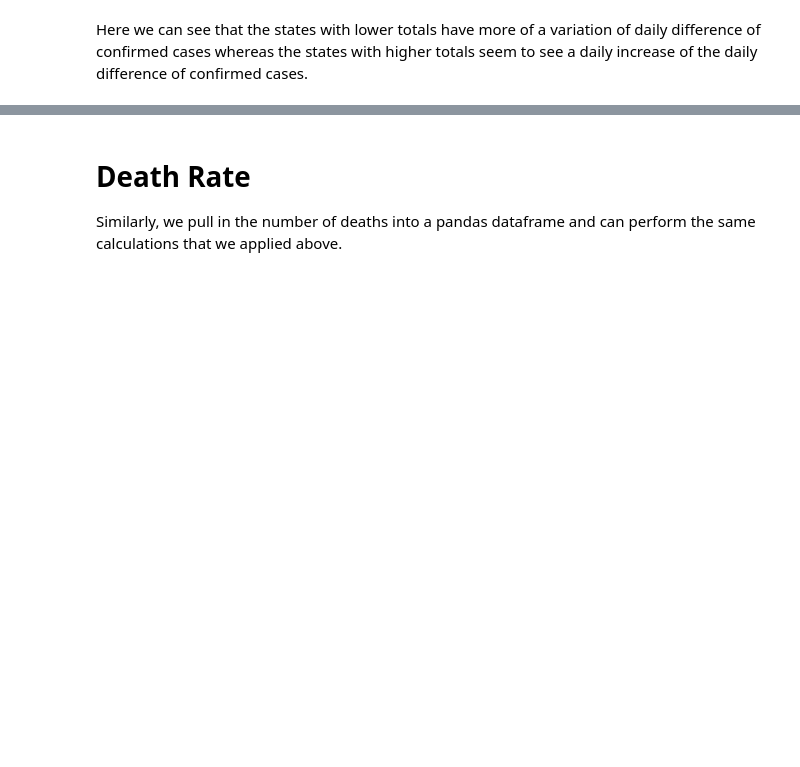
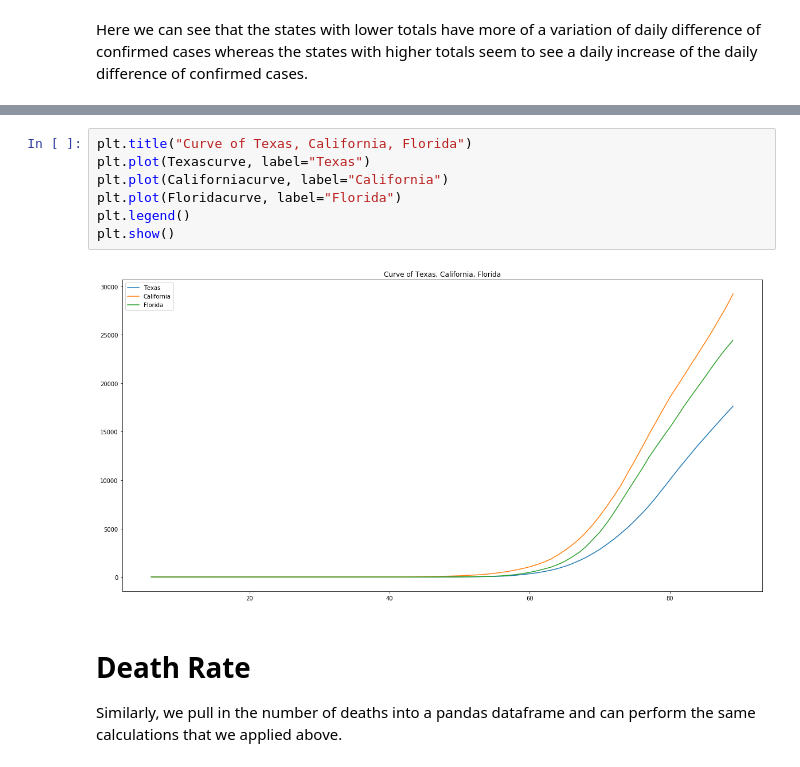
Before and after one commit to covid19data-us/covid19data.us, a Jupyter notebook: notebook/covid_US.ipynb, the cells around one changed output, grey strips where cells are left out. Drawn from its saved outputs; the diff is of its cells as text; blank space fills up the shorter version.

```diff
--- a/notebook/covid_US.ipynb
+++ b/notebook/covid_US.ipynb
@@ -351,3 +409,12 @@ Here we can see that the states with lower totals have more of a variation of da
+# %%
+plt.title("Curve of Texas, California, Florida")
+plt.plot(Texascurve, label="Texas")
+plt.plot(Californiacurve, label="California")
+plt.plot(Floridacurve, label="Florida")
+plt.legend()
+plt.show()
+# %% [output]
+[figure, added]
 # %% [markdown]
 # Death Rate
 Similarly, we pull in the number of deaths into a pandas dataframe and can perform the same calculations that we applied above.
```
Also changed, not shown: parts of 41 cells of this notebook.
